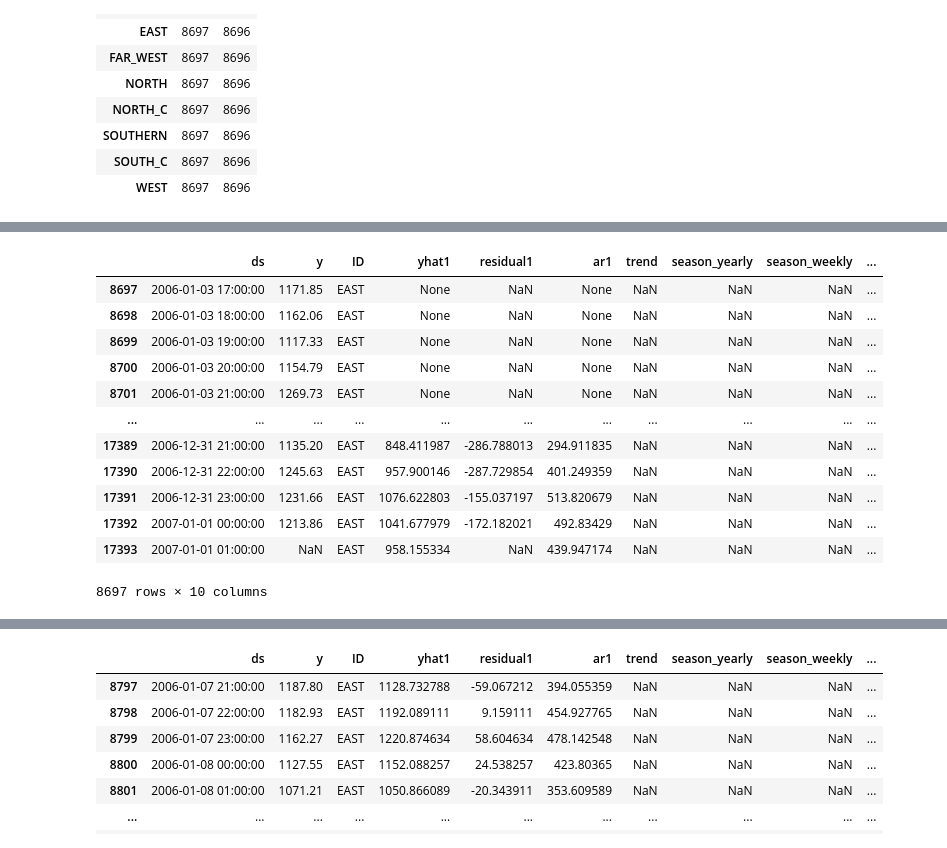
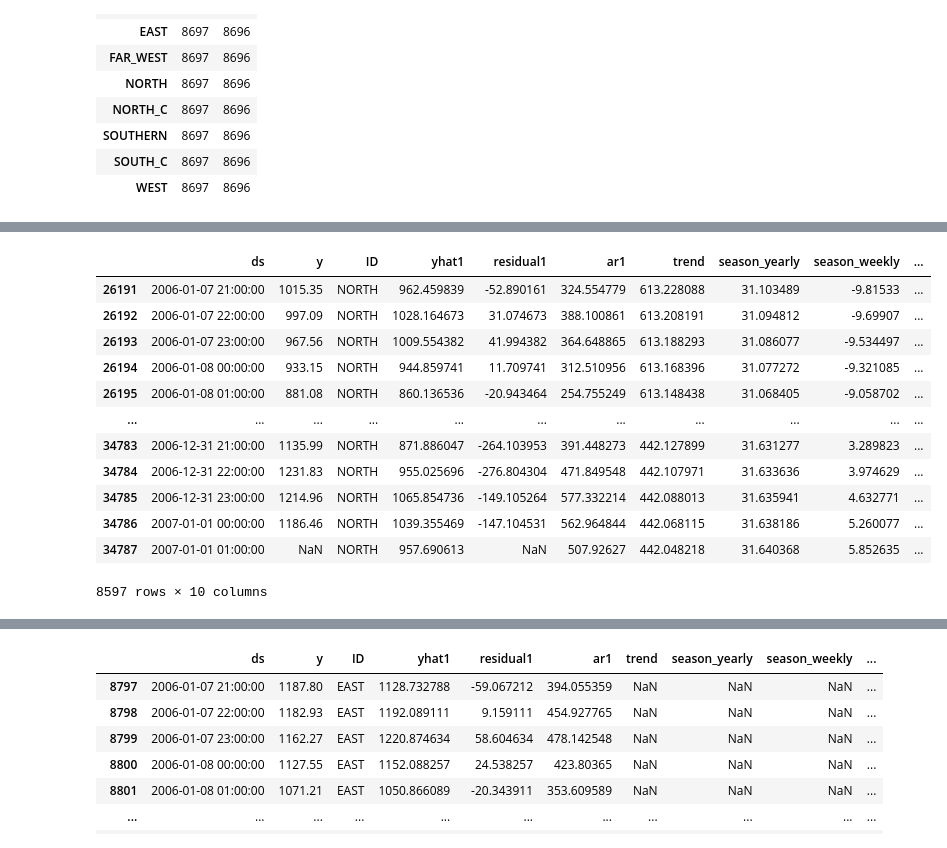
Before and after one commit to agarciadecorral/neural_prophet, a Jupyter notebook: tutorials/feature-use/global_modeling-Copy2.ipynb, the cells around one changed output, grey strips where cells are left out. Cells and saved outputs as stored; diff of their text form; code cells hidden in the pictures.

```diff
--- a/tutorials/feature-use/global_modeling-Copy2.ipynb
+++ b/tutorials/feature-use/global_modeling-Copy2.ipynb
@@ -200,19 +113,19 @@ forecast[15500:]
 # %%
-forecast[forecast['ID']=='EAST']
+forecast[forecast['ID']=='NORTH'][100:]
 # %% [output]
 |  | ds | y | ID | yhat1 | residual1 | ar1 | trend | season_yearly | season_weekly | ... |
-| 8697 | 2006-01-03 17:00:00 | 1171.85 | EAST | None | NaN | None | NaN | NaN | NaN | ... |
-| 8698 | 2006-01-03 18:00:00 | 1162.06 | EAST | None | NaN | None | NaN | NaN | NaN | ... |
-| 8699 | 2006-01-03 19:00:00 | 1117.33 | EAST | None | NaN | None | NaN | NaN | NaN | ... |
-| 8700 | 2006-01-03 20:00:00 | 1154.79 | EAST | None | NaN | None | NaN | NaN | NaN | ... |
-| 8701 | 2006-01-03 21:00:00 | 1269.73 | EAST | None | NaN | None | NaN | NaN | NaN | ... |
+| 26191 | 2006-01-07 21:00:00 | 1015.35 | NORTH | 962.459839 | -52.890161 | 324.554779 | 613.228088 | 31.103489 | -9.81533 | ... |
+| 26192 | 2006-01-07 22:00:00 | 997.09 | NORTH | 1028.164673 | 31.074673 | 388.100861 | 613.208191 | 31.094812 | -9.69907 | ... |
+| 26193 | 2006-01-07 23:00:00 | 967.56 | NORTH | 1009.554382 | 41.994382 | 364.648865 | 613.188293 | 31.086077 | -9.534497 | ... |
+| 26194 | 2006-01-08 00:00:00 | 933.15 | NORTH | 944.859741 | 11.709741 | 312.510956 | 613.168396 | 31.077272 | -9.321085 | ... |
+| 26195 | 2006-01-08 01:00:00 | 881.08 | NORTH | 860.136536 | -20.943464 | 254.755249 | 613.148438 | 31.068405 | -9.058702 | ... |
 | ... | ... | ... | ... | ... | ... | ... | ... | ... | ... | ... |
-| 17389 | 2006-12-31 21:00:00 | 1135.20 | EAST | 848.411987 | -286.788013 | 294.911835 | NaN | NaN | NaN | ... |
-| 17390 | 2006-12-31 22:00:00 | 1245.63 | EAST | 957.900146 | -287.729854 | 401.249359 | NaN | NaN | NaN | ... |
-| 17391 | 2006-12-31 23:00:00 | 1231.66 | EAST | 1076.622803 | -155.037197 | 513.820679 | NaN | NaN | NaN | ... |
-| 17392 | 2007-01-01 00:00:00 | 1213.86 | EAST | 1041.677979 | -172.182021 | 492.83429 | NaN | NaN | NaN | ... |
-| 17393 | 2007-01-01 01:00:00 | NaN | EAST | 958.155334 | NaN | 439.947174 | NaN | NaN | NaN | ... |
+| 34783 | 2006-12-31 21:00:00 | 1135.99 | NORTH | 871.886047 | -264.103953 | 391.448273 | 442.127899 | 31.631277 | 3.289823 | ... |
+| 34784 | 2006-12-31 22:00:00 | 1231.83 | NORTH | 955.025696 | -276.804304 | 471.849548 | 442.107971 | 31.633636 | 3.974629 | ... |
+| 34785 | 2006-12-31 23:00:00 | 1214.96 | NORTH | 1065.854736 | -149.105264 | 577.332214 | 442.088013 | 31.635941 | 4.632771 | ... |
+| 34786 | 2007-01-01 00:00:00 | 1186.46 | NORTH | 1039.355469 | -147.104531 | 562.964844 | 442.068115 | 31.638186 | 5.260077 | ... |
+| 34787 | 2007-01-01 01:00:00 | NaN | NORTH | 957.690613 | NaN | 507.92627 | 442.048218 | 31.640368 | 5.852635 | ... |
-8697 rows × 10 columns
+8597 rows × 10 columns
 # %%
 forecast[forecast['ID']=='EAST'][100:]
 # %% [output]
```
Also changed, not shown: parts of 4 cells of this notebook, 1 other file.
